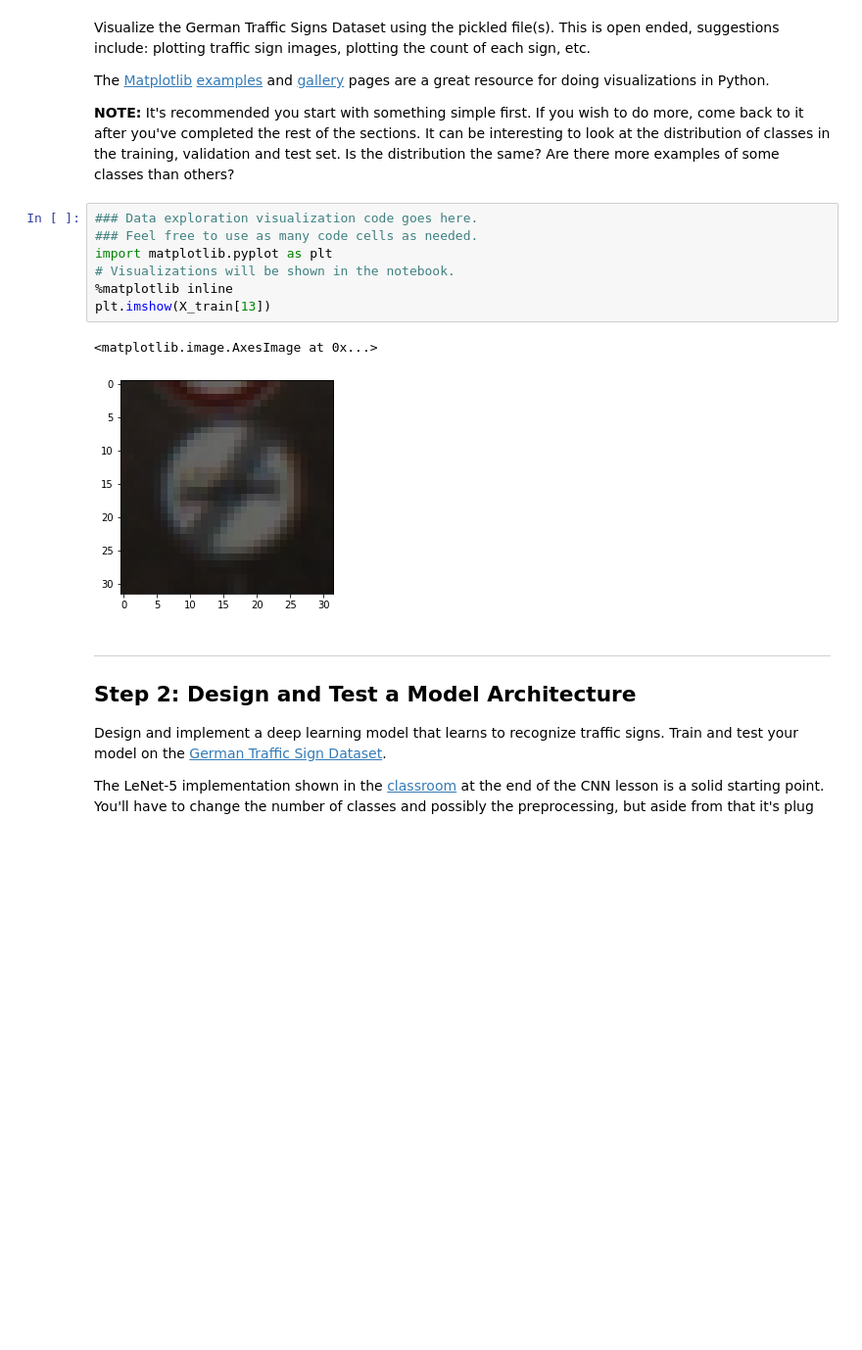
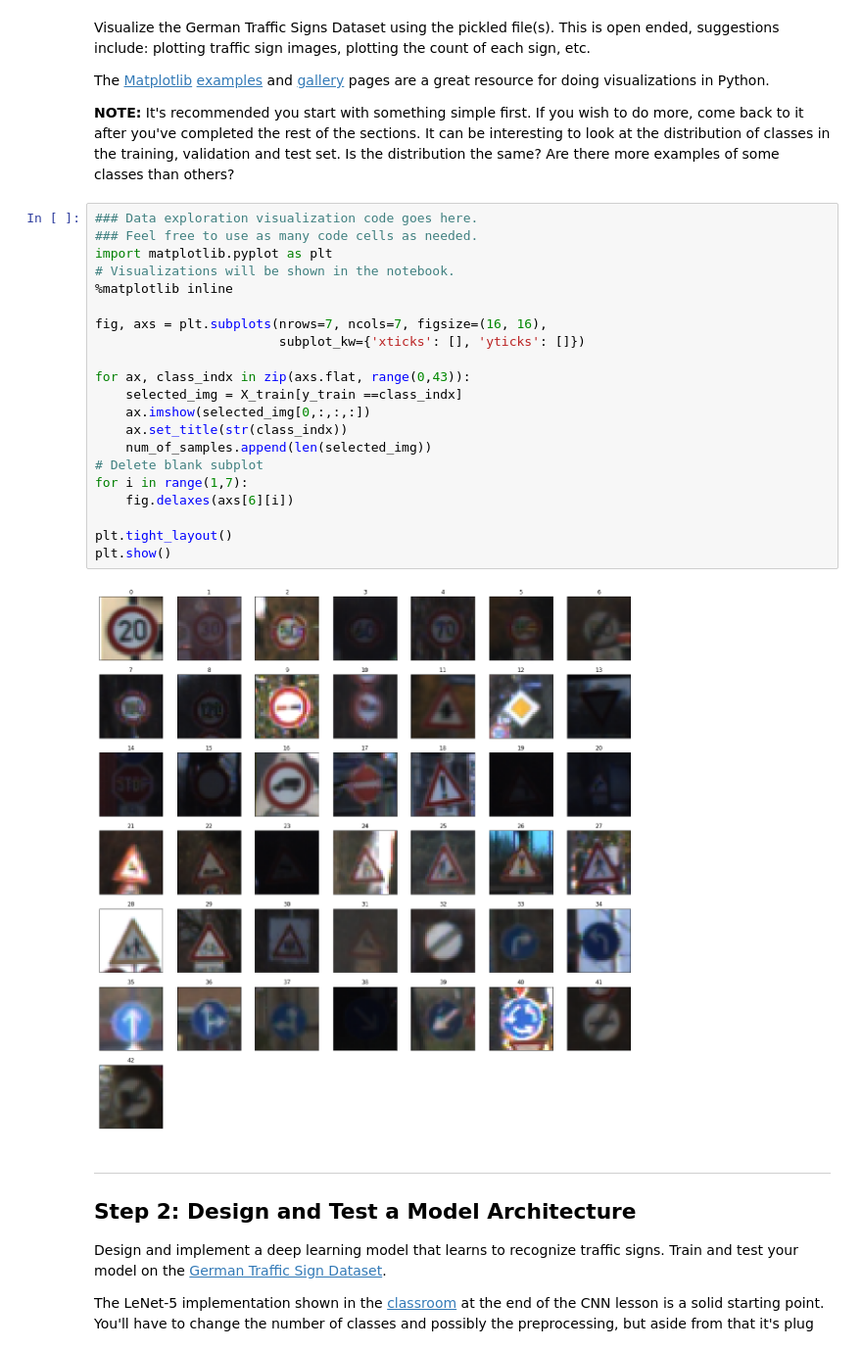
Before and after one commit to snandasena/traffic-sign-classifier, a Jupyter notebook: Traffic_Sign_Classifier.ipynb, the cells around one changed output. Shown: that part at 98% size. Drawn from its saved outputs; the diff is of its cells as text; blank space fills up the shorter version.

Commit message:
Visualize unique test images

```diff
--- a/Traffic_Sign_Classifier.ipynb
+++ b/Traffic_Sign_Classifier.ipynb
@@ -116,13 +116,26 @@ The [Matplotlib](http://matplotlib.org/) [examples](http://matplotlib.org/exampl
 # %%
 ### Data exploration visualization code goes here.
 ### Feel free to use as many code cells as needed.
 import matplotlib.pyplot as plt
 # Visualizations will be shown in the notebook.
 %matplotlib inline
-plt.imshow(X_train[13])
+
+fig, axs = plt.subplots(nrows=7, ncols=7, figsize=(16, 16),
+                        subplot_kw={'xticks': [], 'yticks': []})
+
+for ax, class_indx in zip(axs.flat, range(0,43)):
+    selected_img = X_train[y_train ==class_indx]
+    ax.imshow(selected_img[0,:,:,:])
+    ax.set_title(str(class_indx))
+    num_of_samples.append(len(selected_img))
+# Delete blank subplot
+for i in range(1,7):
+    fig.delaxes(axs[6][i])
+
+plt.tight_layout()
+plt.show()
 # %% [output]
-<matplotlib.image.AxesImage at 0x...>
-[figure, old version]
+[figure, new version]
 # %% [markdown]
 ----
 
```
